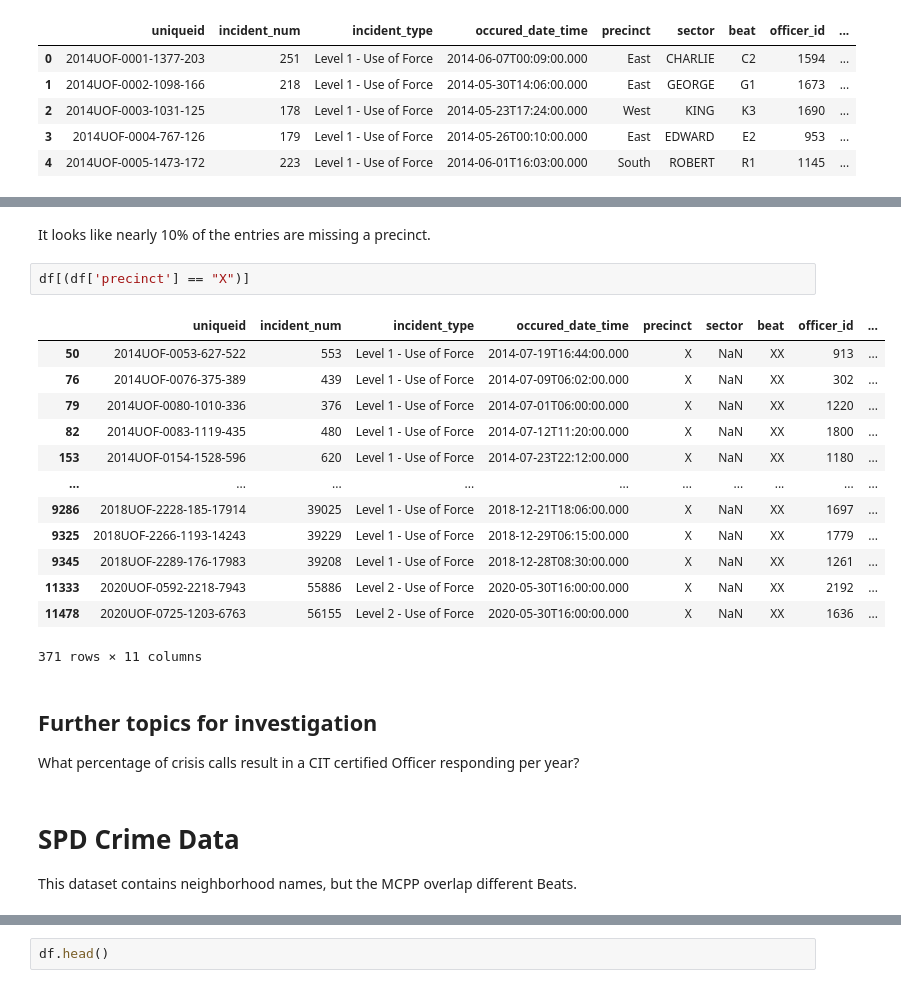
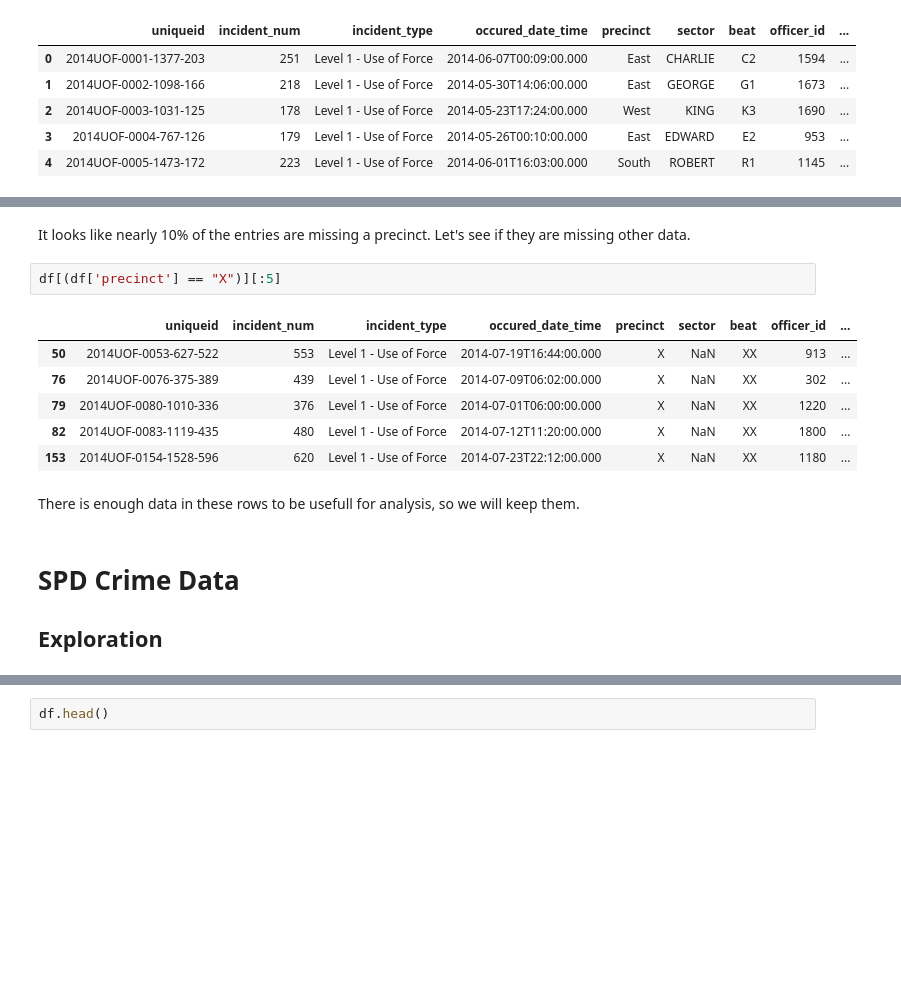
Before and after one commit to Leviob/Police-Records-Database, a Jupyter notebook: exploration.ipynb, the cells around one changed output, grey strips where cells are left out. Saved outputs shown, nothing was run; the diff lists cells and outputs as text; blank space fills up the shorter version.

```diff
--- a/exploration.ipynb
+++ b/exploration.ipynb
@@ -238,30 +235,21 @@ X             371
 OOJ             8
 Name: precinct, dtype: int64
 # %% [markdown]
-It looks like nearly 10% of the entries are missing a precinct.
+It looks like nearly 10% of the entries are missing a precinct. Let's see if they are missing other data.
 # %%
-df[(df['precinct'] == "X")]
+df[(df['precinct'] == "X")][:5]
 # %% [output]
 |  | uniqueid | incident_num | incident_type | occured_date_time | precinct | sector | beat | officer_id | ... |
 | 50 | 2014UOF-0053-627-522 | 553 | Level 1 - Use of Force | 2014-07-19T16:44:00.000 | X | NaN | XX | 913 | ... |
 | 76 | 2014UOF-0076-375-389 | 439 | Level 1 - Use of Force | 2014-07-09T06:02:00.000 | X | NaN | XX | 302 | ... |
 | 79 | 2014UOF-0080-1010-336 | 376 | Level 1 - Use of Force | 2014-07-01T06:00:00.000 | X | NaN | XX | 1220 | ... |
 | 82 | 2014UOF-0083-1119-435 | 480 | Level 1 - Use of Force | 2014-07-12T11:20:00.000 | X | NaN | XX | 1800 | ... |
 | 153 | 2014UOF-0154-1528-596 | 620 | Level 1 - Use of Force | 2014-07-23T22:12:00.000 | X | NaN | XX | 1180 | ... |
-| ... | ... | ... | ... | ... | ... | ... | ... | ... | ... |
-| 9286 | 2018UOF-2228-185-17914 | 39025 | Level 1 - Use of Force | 2018-12-21T18:06:00.000 | X | NaN | XX | 1697 | ... |
-| 9325 | 2018UOF-2266-1193-14243 | 39229 | Level 1 - Use of Force | 2018-12-29T06:15:00.000 | X | NaN | XX | 1779 | ... |
-| 9345 | 2018UOF-2289-176-17983 | 39208 | Level 1 - Use of Force | 2018-12-28T08:30:00.000 | X | NaN | XX | 1261 | ... |
-| 11333 | 2020UOF-0592-2218-7943 | 55886 | Level 2 - Use of Force | 2020-05-30T16:00:00.000 | X | NaN | XX | 2192 | ... |
-| 11478 | 2020UOF-0725-1203-6763 | 56155 | Level 2 - Use of Force | 2020-05-30T16:00:00.000 | X | NaN | XX | 1636 | ... |
-371 rows × 11 columns
-# %% [markdown]
-
-## Further topics for investigation
-What percentage of crisis calls result in a CIT certified Officer responding per year?
+# %% [markdown]
+There is enough data in these rows to be usefull for analysis, so we will keep them.
 # %% [markdown]
 # SPD Crime Data
-This dataset contains neighborhood names, but the MCPP overlap different Beats.
+## Exploration
 # %%
 import pandas as pd
 pd.set_option('display.max_columns', None)
```
Also changed, not shown: parts of 10 cells of this notebook, 1 other file.
